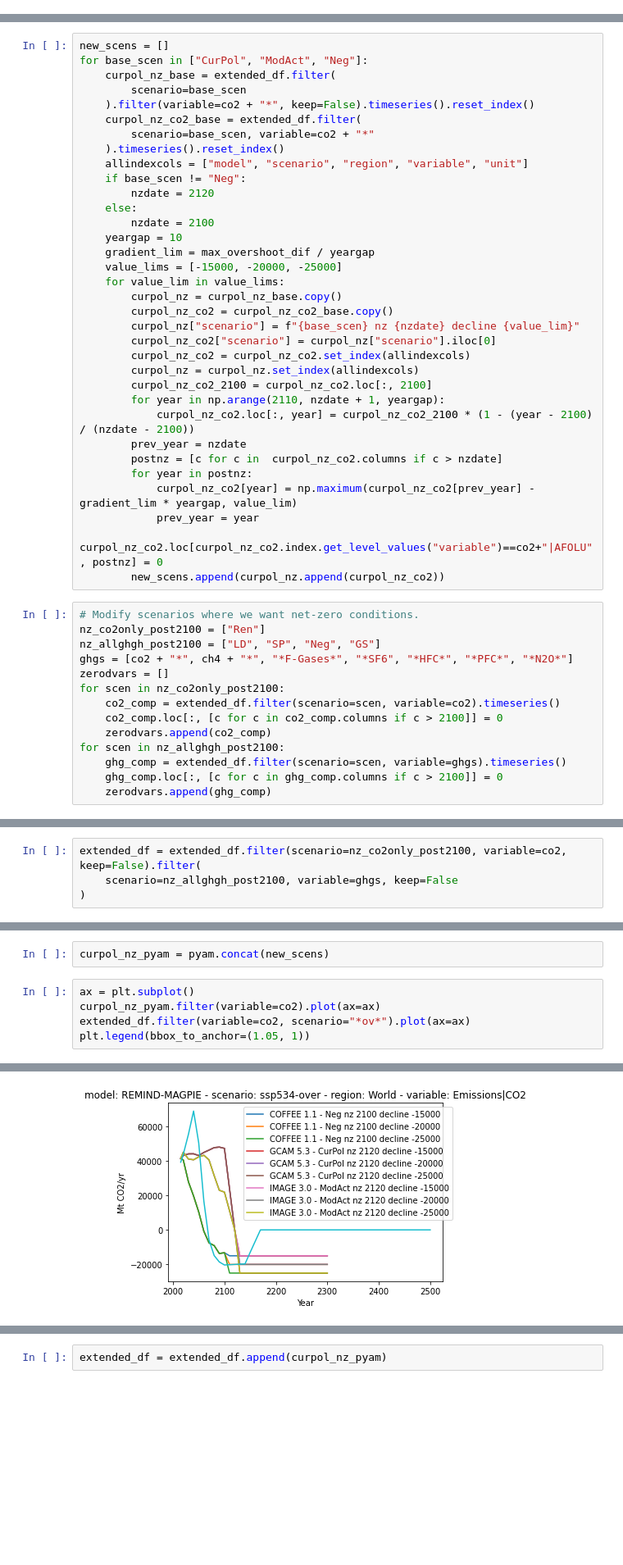
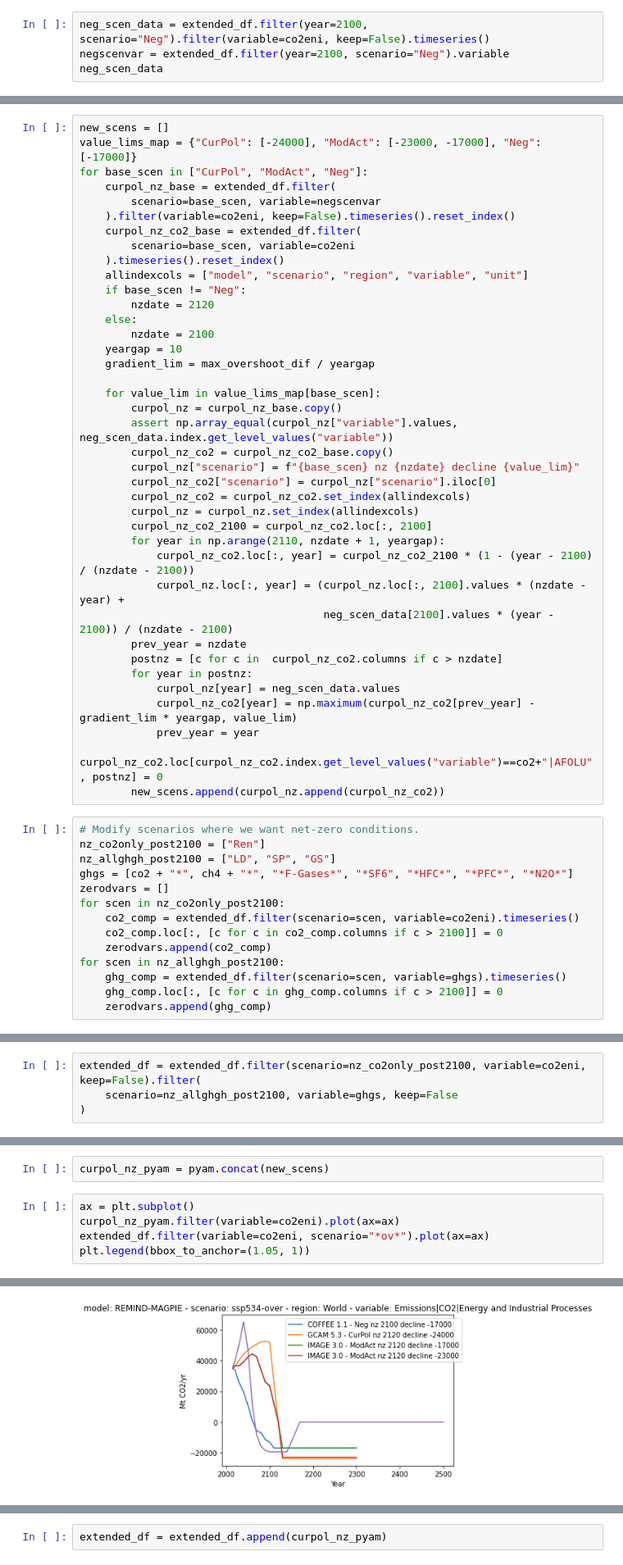
Before and after one commit to Rlamboll/PROVIDEemissions, a Jupyter notebook: notebooks/Select_pathways.ipynb, the cells around one changed output, grey strips where cells are left out. Shown at 82% size. Cells and saved outputs as stored; diff of their text form; blank space fills up the shorter version.

Commit message:
Added code to process updated list with some scenarios only extending until 2100.

```diff
--- a/notebooks/Select_pathways.ipynb
+++ b/notebooks/Select_pathways.ipynb
@@ -353,0 +359,4 @@ max_overshoot_dif
+# %%
+neg_scen_data = extended_df.filter(year=2100, scenario="Neg").filter(variable=co2eni, keep=False).timeseries()
+negscenvar = extended_df.filter(year=2100, scenario="Neg").variable
+neg_scen_data
@@ -354,11 +382,12 @@ max_overshoot_dif
 # %%
 new_scens = []
+value_lims_map = {"CurPol": [-24000], "ModAct": [-23000, -17000], "Neg": [-17000]}
 for base_scen in ["CurPol", "ModAct", "Neg"]:
     curpol_nz_base = extended_df.filter(
-        scenario=base_scen
-    ).filter(variable=co2 + "*", keep=False).timeseries().reset_index()
+        scenario=base_scen, variable=negscenvar
+    ).filter(variable=co2eni, keep=False).timeseries().reset_index()
     curpol_nz_co2_base = extended_df.filter(
-        scenario=base_scen, variable=co2 + "*"
+        scenario=base_scen, variable=co2eni
     ).timeseries().reset_index()
     allindexcols = ["model", "scenario", "region", "variable", "unit"]
     if base_scen != "Neg":
@@ -367,9 +396,10 @@ for base_scen in ["CurPol", "ModAct", "Neg"]:
         nzdate = 2100
     yeargap = 10
     gradient_lim = max_overshoot_dif / yeargap
-    value_lims = [-15000, -20000, -25000]
-    for value_lim in value_lims:
+
+    for value_lim in value_lims_map[base_scen]:
         curpol_nz = curpol_nz_base.copy()
+        assert np.array_equal(curpol_nz["variable"].values, neg_scen_data.index.get_level_values("variable"))
         curpol_nz_co2 = curpol_nz_co2_base.copy()
         curpol_nz["scenario"] = f"{base_scen} nz {nzdate} decline {value_lim}"
         curpol_nz_co2["scenario"] = curpol_nz["scenario"].iloc[0]
@@ -378,9 +408,12 @@ for base_scen in ["CurPol", "ModAct", "Neg"]:
         curpol_nz_co2_2100 = curpol_nz_co2.loc[:, 2100]
         for year in np.arange(2110, nzdate + 1, yeargap):
             curpol_nz_co2.loc[:, year] = curpol_nz_co2_2100 * (1 - (year - 2100) / (nzdate - 2100))
+            curpol_nz.loc[:, year] = (curpol_nz.loc[:, 2100].values * (nzdate - year) +
+                                      neg_scen_data[2100].values * (year - 2100)) / (nzdate - 2100)
         prev_year = nzdate
         postnz = [c for c in  curpol_nz_co2.columns if c > nzdate]
         for year in postnz:
+            curpol_nz[year] = neg_scen_data.values
             curpol_nz_co2[year] = np.maximum(curpol_nz_co2[prev_year] - gradient_lim * yeargap, value_lim)
             prev_year = year
         curpol_nz_co2.loc[curpol_nz_co2.index.get_level_values("variable")==co2+"|AFOLU", postnz] = 0
@@ -388,11 +421,11 @@ for base_scen in ["CurPol", "ModAct", "Neg"]:
 # %%
 # Modify scenarios where we want net-zero conditions.
 nz_co2only_post2100 = ["Ren"]
-nz_allghgh_post2100 = ["LD", "SP", "Neg", "GS"]
+nz_allghgh_post2100 = ["LD", "SP", "GS"]
 ghgs = [co2 + "*", ch4 + "*", "*F-Gases*", "*SF6", "*HFC*", "*PFC*", "*N2O*"]
 zerodvars = []
 for scen in nz_co2only_post2100:
-    co2_comp = extended_df.filter(scenario=scen, variable=co2).timeseries()
+    co2_comp = extended_df.filter(scenario=scen, variable=co2eni).timeseries()
     co2_comp.loc[:, [c for c in co2_comp.columns if c > 2100]] = 0
     zerodvars.append(co2_comp)
 for scen in nz_allghgh_post2100:
@@ -404,4 +435,4 @@ extended_df = extended_df.append(pyam.concat(zerodvars))
 # %%
-extended_df = extended_df.filter(scenario=nz_co2only_post2100, variable=co2, keep=False).filter(
+extended_df = extended_df.filter(scenario=nz_co2only_post2100, variable=co2eni, keep=False).filter(
     scenario=nz_allghgh_post2100, variable=ghgs, keep=False
 )
@@ -409,9 +442,9 @@ extended_df = extended_df.filter(scenario=nz_co2only_post2100, variable=co2, kee
 curpol_nz_pyam = pyam.concat(new_scens)
 # %%
 ax = plt.subplot()
-curpol_nz_pyam.filter(variable=co2).plot(ax=ax)
-extended_df.filter(variable=co2, scenario="*ov*").plot(ax=ax)
+curpol_nz_pyam.filter(variable=co2eni).plot(ax=ax)
+extended_df.filter(variable=co2eni, scenario="*ov*").plot(ax=ax)
 plt.legend(bbox_to_anchor=(1.05, 1))
 # %% [output]
 <matplotlib.legend.Legend at 0x...>
-[figure, old version]
+[figure, new version]
```
Also changed, not shown: parts of 16 cells of this notebook, 2 other files.
